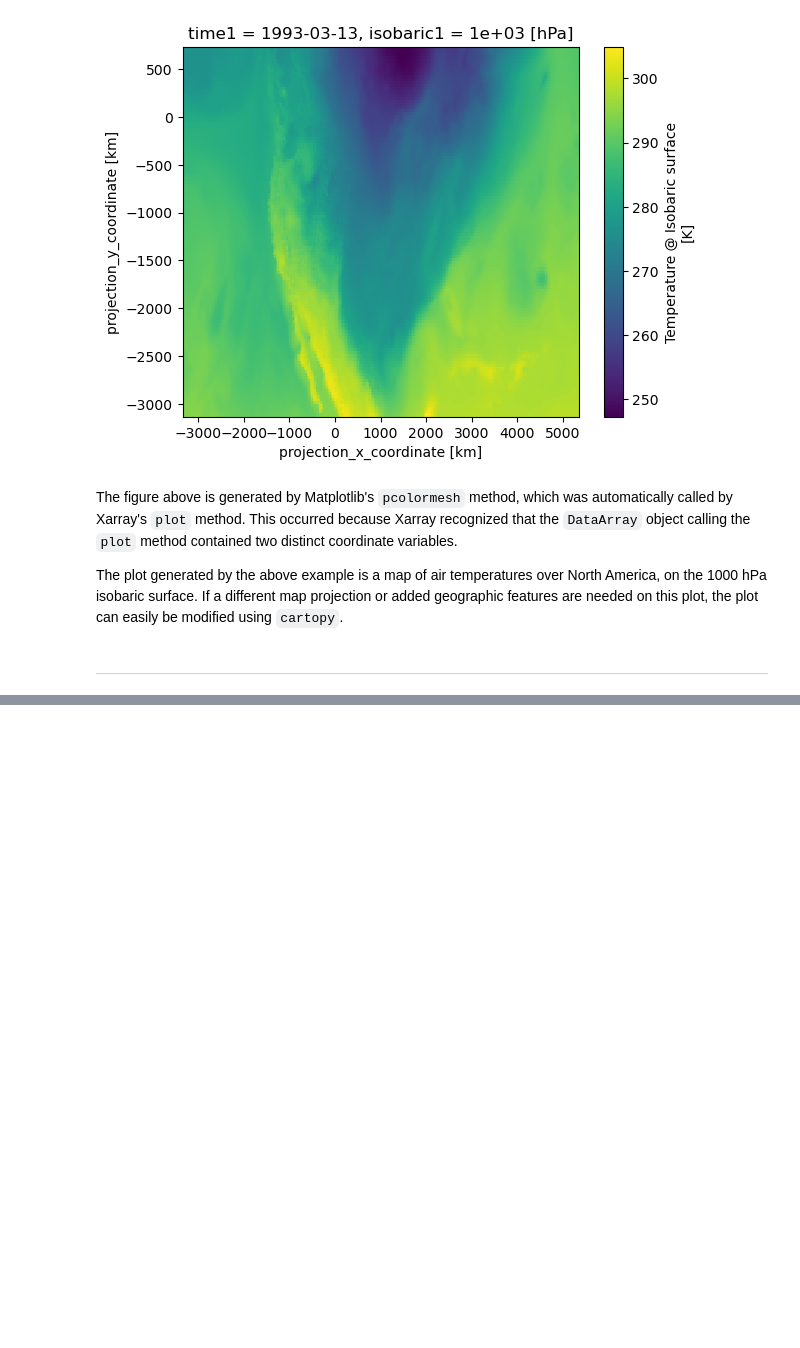
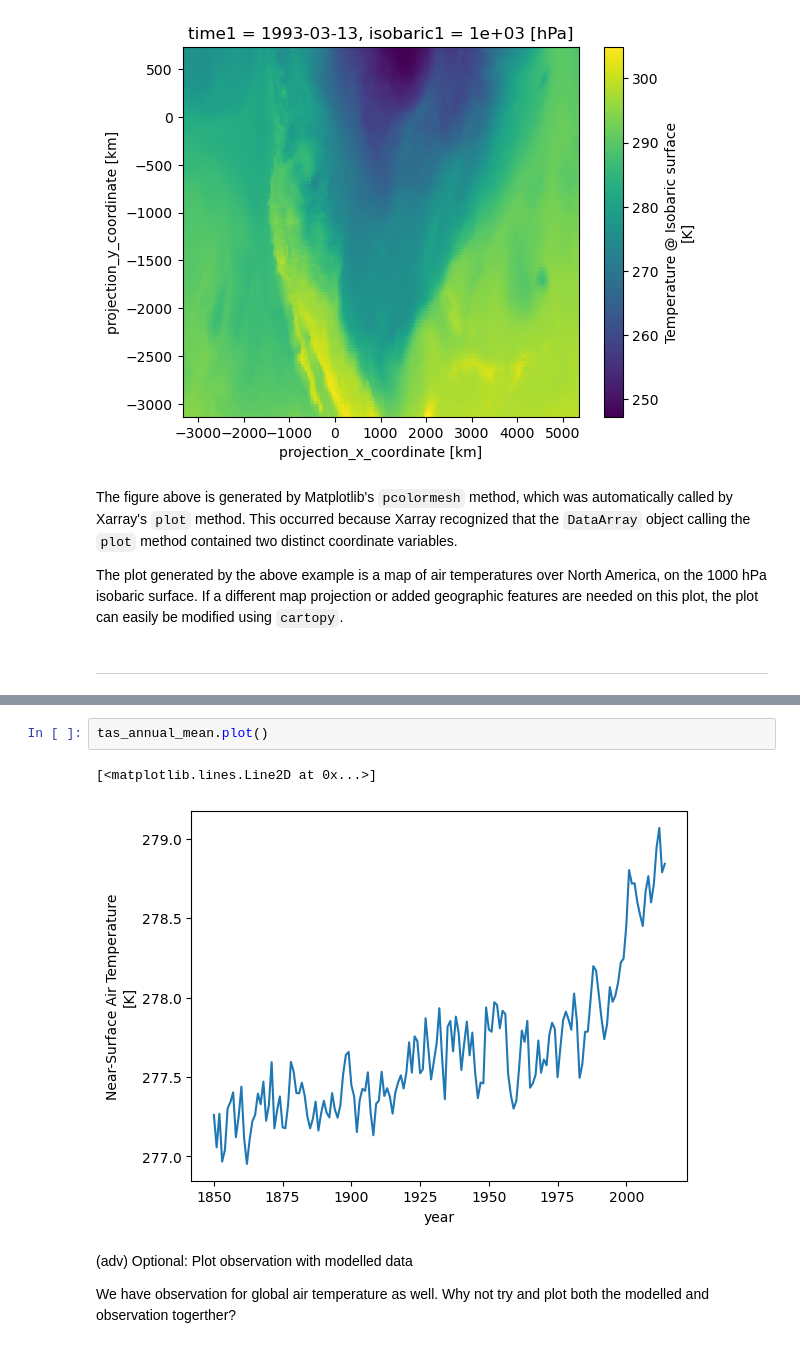
Before and after one commit to ai4er-cdt/induction-jupyter, a Jupyter notebook: main_afternoon4_xarray_dask_cartopy.ipynb, the cells around one changed output, grey strips where cells are left out. Saved outputs shown, nothing was run; the diff lists cells and outputs as text; blank space fills up the shorter version.

```diff
--- a/main_afternoon4_xarray_dask_cartopy.ipynb
+++ b/main_afternoon4_xarray_dask_cartopy.ipynb
@@ -252,0 +315,9 @@ The plot generated by the above example is a map of air temperatures over North
+# %%
+tas_annual_mean.plot()
+# %% [output]
+[<matplotlib.lines.Line2D at 0x...>]
+[figure, added]
+# %% [markdown]
+(adv) Optional: Plot observation with modelled data
+
+We have observation for global air temperature as well. Why not try and plot both the modelled and observation togerther?
```
Also changed, not shown: parts of 15 cells of this notebook.
